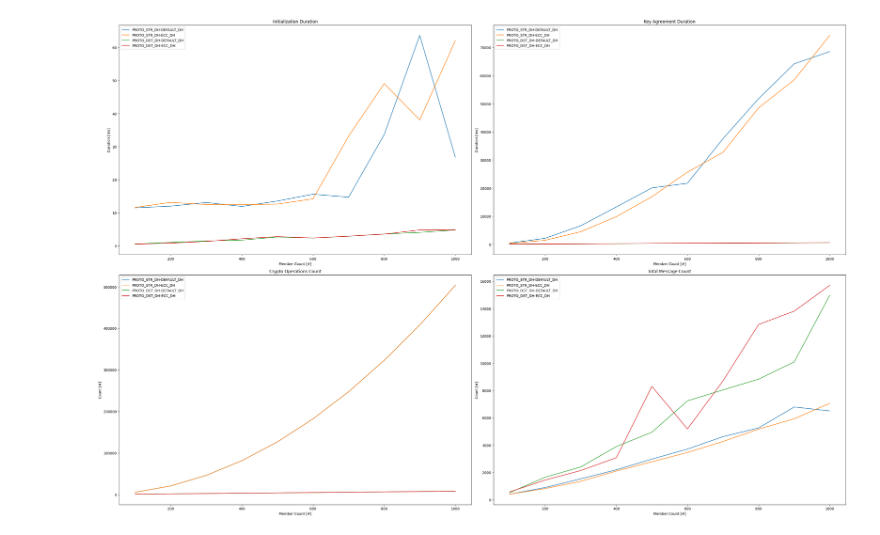
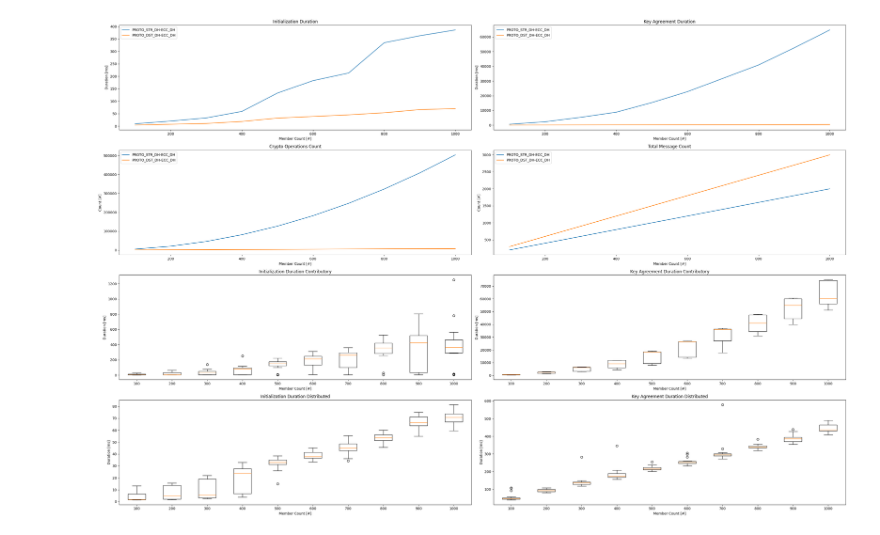
Before and after one commit to mehkir/dh-gka, a Jupyter notebook: eval_figure_scripts/evaluation.ipynb, the cells around one changed output. Cells and saved outputs as stored; diff of their text form; code cells hidden in the pictures.

Commit message:
Add boxplots fur durations

```diff
--- a/eval_figure_scripts/evaluation.ipynb
+++ b/eval_figure_scripts/evaluation.ipynb
@@ -5,7 +5,7 @@ from datetime import datetime
 from matplotlib import pyplot as plt
 %matplotlib inline
 # %%
-fig, ax = plt.subplots(2, 2, figsize=(30, 20))
+fig, ax = plt.subplots(4, 2, figsize=(30, 20))
 ax[0,0].set_title('Initialization Duration')
 ax[0,0].set_xlabel('Member Count [#]')
 ax[0,0].set_ylabel('Duration [ms]')
@@ -22,7 +22,25 @@ ax[1,1].set_title('Total Message Count')
 ax[1,1].set_xlabel('Member Count [#]')
 ax[1,1].set_ylabel('Count [#]')
 
+ax[2,0].set_title('Initialization Duration Contributory')
+ax[2,0].set_xlabel('Member Count [#]')
+ax[2,0].set_ylabel('Duration [ms]')
+
+ax[2,1].set_title('Key Agreement Duration Contributory')
+ax[2,1].set_xlabel('Member Count [#]')
+ax[2,1].set_ylabel('Duration [ms]')
+
+ax[3,0].set_title('Initialization Duration Distributed')
+ax[3,0].set_xlabel('Member Count [#]')
+ax[3,0].set_ylabel('Duration [ms]')
+
+ax[3,1].set_title('Key Agreement Duration Distributed')
+ax[3,1].set_xlabel('Member Count [#]')
+ax[3,1].set_ylabel('Duration [ms]')
+
+
 member_count_axis = np.linspace(100,1000,10)
+member_range = [i for i in range(100, 1100, 100)]
 
 MESSAGE_COUNTS = ['FIND_MESSAGE_COUNT',
                   'OFFER_MESSAGE_COUNT',
@@ -39,43 +57,61 @@ KEY_AGREEMENT_PROTOCOL = ['PROTO_STR_DH','PROTO_DST_DH']
 # CRYPTO_ALGORITHM = ['DEFAULT_DH','ECC_DH']
 CRYPTO_ALGORITHM = ['ECC_DH']
 
+boxplotdict = dict()
 for protocol in KEY_AGREEMENT_PROTOCOL:
     for algorithm in CRYPTO_ALGORITHM:
         initialization_duration_list = list()
         key_agreement_duration_list = list()
         crypto_operations_count_list = list()
         total_message_count_list = list()
-        for member_count in range(100, 1100, 100):
+        boxplotlist = list()
+        for member_count in member_range:
             # print("{}-{}-{}".format(protocol,algorithm,member_count))
             dataframes = []
-            for file_count in range(0,10):
-                df_dh = pd.read_csv(filepath_or_buffer="../statistic_results/{}-{}-{}-#{}.csv".format(protocol,algorithm,member_count,file_count), header=0, sep=',', dtype=np.longlong)
+            for file_count in range(0,21):
+                df_dh = pd.read_csv(filepath_or_buffer="../statistic_results/without_retransmissions/{}-{}-{}-#{}.csv".format(protocol,algorithm,member_count,file_count), header=0, sep=',', dtype=np.longlong)
                 df_dh['FULL_DURATION'] = df_dh['DURATION_END']-df_dh['DURATION_START']
                 df_dh['KEY_AGREEMENT_DURATION'] = df_dh['DURATION_END']-df_dh['KEY_AGREEMENT_START']
                 df_dh['INITIALIZATION_DURATION'] = df_dh['FULL_DURATION']-df_dh['KEY_AGREEMENT_DURATION']
                 df_dh['TOTAL_MESSAGE_COUNT'] = 0
                 for message_count in MESSAGE_COUNTS:
                     df_dh['TOTAL_MESSAGE_COUNT'] += df_dh[message_count];
                 dataframes.append(df_dh)
             # print("INITIALIZATION DURATION: {:.2f}ms".format(df_dh['INITIALIZATION_DURATION'].mean()/1000_000))
             # print("FULL DURATION: {:.2f}ms".format(df_dh['FULL_DURATION'].mean()/1000_000))
             # print("KEY AGREEMENT DURATION: {:.2f}ms".format(df_dh['KEY_AGREEMENT_DURATION'].mean()/1000_000))
             # print("CRYPTO OPERATIONS COUNT: {}".format(df_dh['CRYPTO_OPERATIONS_COUNT'].mean()))
             # print("TOTAL MESSAGE COUNT: {}".format(df_dh['TOTAL_MESSAGE_COUNT'].mean()))
             df_dh_combined = pd.concat(dataframes, ignore_index=True)
+            boxplotlist.append(df_dh_combined)
             initialization_duration_list.append(df_dh_combined['INITIALIZATION_DURATION'].mean()/1000_000)
             key_agreement_duration_list.append(df_dh_combined['KEY_AGREEMENT_DURATION'].mean()/1000_000)
             crypto_operations_count_list.append(df_dh_combined['CRYPTO_OPERATIONS_COUNT'].mean())
             total_message_count_list.append(df_dh_combined['TOTAL_MESSAGE_COUNT'].mean())
         ax[0,0].plot(member_count_axis, initialization_duration_list, label="{}-{}".format(protocol,algorithm))
         ax[0,1].plot(member_count_axis, key_agreement_duration_list, label="{}-{}".format(protocol,algorithm))
         ax[1,0].plot(member_count_axis, crypto_operations_count_list, label="{}-{}".format(protocol,algorithm))
         ax[1,1].plot(member_count_axis, total_message_count_list, label="{}-{}".format(protocol,algorithm))
+        key = "{}-{}".format(protocol,algorithm)
+        boxplotdict[key] = boxplotlist
+
+contributory_key = 'PROTO_STR_DH-ECC_DH'
+contributory_initialization_data = [df['INITIALIZATION_DURATION']/1000_000 for df in boxplotdict[contributory_key]]
+contributory_keyagreement_data = [df['KEY_AGREEMENT_DURATION']/1000_000 for df in boxplotdict[contributory_key]]
+ax[2,0].boxplot(contributory_initialization_data, labels=member_range)
+ax[2,1].boxplot(contributory_keyagreement_data, labels=member_range)
+
+distributed_key = 'PROTO_DST_DH-ECC_DH'
+distributed_initialization_data = [df['INITIALIZATION_DURATION']/1000_000 for df in boxplotdict[distributed_key]]
+distributed_keyagreement_data = [df['KEY_AGREEMENT_DURATION']/1000_000 for df in boxplotdict[distributed_key]]
+ax[3,0].boxplot(distributed_initialization_data, labels=member_range)
+ax[3,1].boxplot(distributed_keyagreement_data, labels=member_range)
+
 fig.tight_layout()
 ax[0,0].legend()
 ax[0,1].legend()
 ax[1,0].legend()
 ax[1,1].legend()
 plt.show()
 # %% [output]
-[figure, old version]
+[figure, new version]
```
